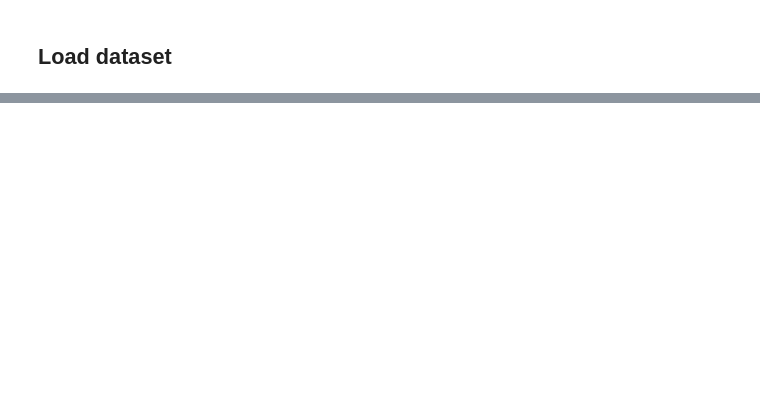
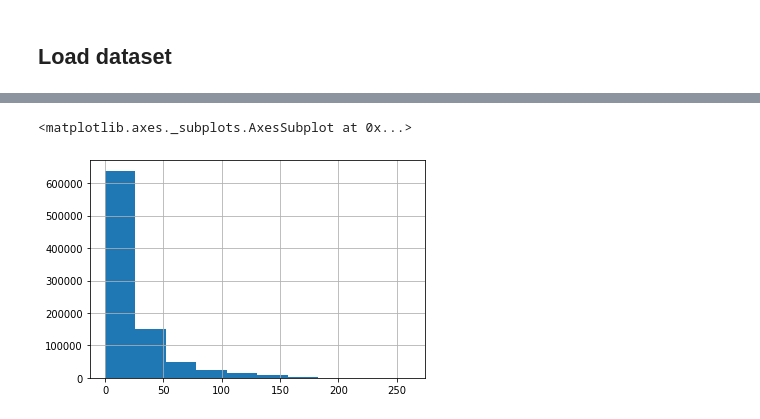
Before and after one commit to rpo19/MercariPriceSuggestionChallenge, a Jupyter notebook: MercariPrice.ipynb, the cells around one changed output, grey strips where cells are left out. Saved outputs shown, nothing was run; the diff lists cells and outputs as text; code cells hidden in the pictures; blank space fills up the shorter version.

```diff
--- a/MercariPrice.ipynb
+++ b/MercariPrice.ipynb
@@ -228 +385,6 @@ X_train["item_description_t"]
+# %%
+desc_length_hist()
+# %% [output]
+<matplotlib.axes._subplots.AxesSubplot at 0x...>
+[figure, added]
 # %%
```
Also changed, not shown: parts of 40 cells of this notebook.
